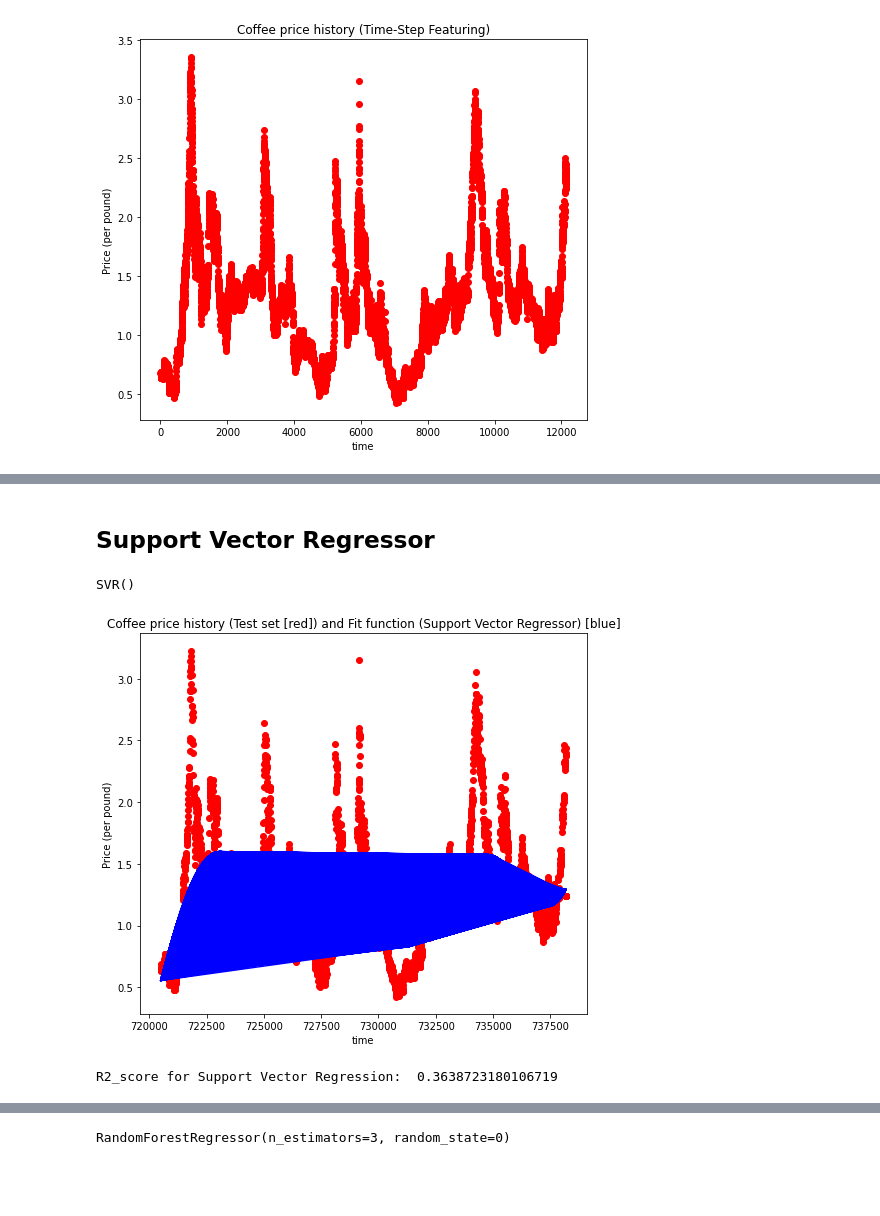
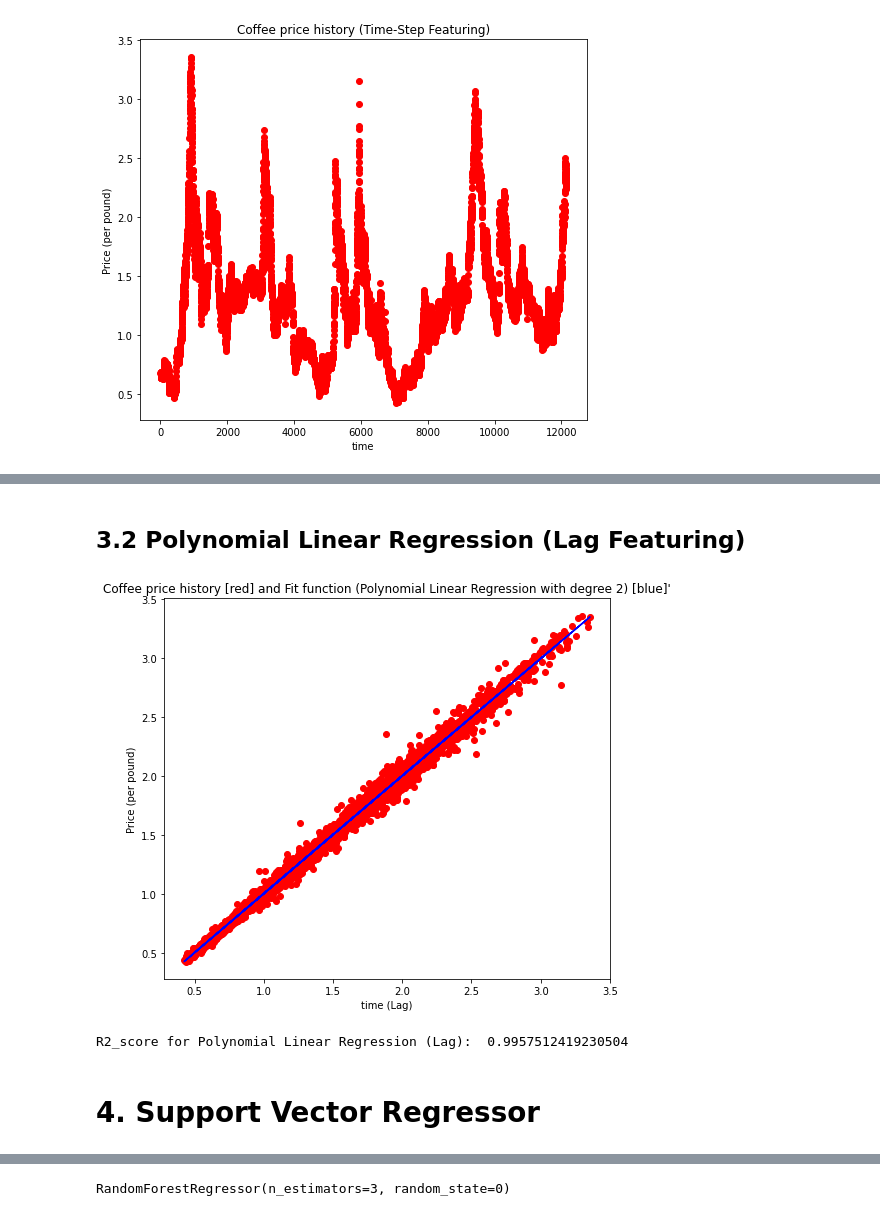
Before and after one commit to Pooya-Oladazimi/kaggle-codes, a Jupyter notebook: coffee_price_history/coffee-price.ipynb, the cells around one changed output, grey strips where cells are left out. Saved outputs shown, nothing was run; the diff lists cells and outputs as text; code cells hidden in the pictures; blank space fills up the shorter version.

```diff
--- a/coffee_price_history/coffee-price.ipynb
+++ b/coffee_price_history/coffee-price.ipynb
@@ -178,2 +194,17 @@ R2_score for Polynomial Linear Regression:  0.03759745234500955
+# %% [markdown]
+## 3.2 Polynomial Linear Regression (Lag Featuring)
+# %%
+x_label = "time (Lag)"
+y_label = "Price (per pound)"
+title = "Coffee price history [red] and Fit function (Polynomial Linear Regression with degree 2) [blue]'"
+plr_lag_r2 =  run_polynomial_reg(X_lag_f, y_lag_f, 2, title, x_label, y_label)
+# %% [output]
+[figure, added]
+# %%
+# R2 core
+
+print("R2_score for Polynomial Linear Regression (Lag):  {}".format(plr_lag_r2))
+# %% [output]
+R2_score for Polynomial Linear Regression (Lag):  0.9957512419230504
 # %% [markdown]
-## Support Vector Regressor
+# 4. Support Vector Regressor
@@ -191,31 +210,0 @@ y_train = sc_y_train.fit_transform(y_train)
-# %%
-# Support Vectore Regrssion Model
-
-svr_regressor = SVR(kernel='rbf')
-svr_regressor.fit(X_train, y_train)
-# %% [output]
-SVR()
-# %%
-# A glance at the data and fit function
-
-plt.figure(figsize=(8,7))
-plt.scatter(X_test, y_test, color="red")
-plt.plot(sc_x_train.inverse_transform(X_train), sc_y_train.inverse_transform(svr_regressor.predict(X_train).reshape(-1, 1)), color="blue")
-plt.title('Coffee price history (Test set [red]) and Fit function (Support Vector Regressor) [blue]')
-plt.xlabel('time')
-plt.ylabel('Price (per pound)')
-plt.show()
-# %% [output]
-[figure, removed]
-# %%
-# R2 core for Support Vector Regressor
-
-sc_x_test = StandardScaler()
-X_test = sc_x_test.fit_transform(X_test)
-sc_y_test = StandardScaler()
-y_test = sc_y_test.fit_transform(y_test)
-y_pred = svr_regressor.predict(X_test).reshape(-1, 1)
-svr_r2 = r2_score(sc_y_test.inverse_transform(y_test), sc_y_test.inverse_transform(y_pred))
-print("R2_score for Support Vector Regression:  {}".format(svr_r2))
-# %% [output]
-R2_score for Support Vector Regression:  0.3638723180106719
```
Also changed, not shown: parts of 63 cells of this notebook.
